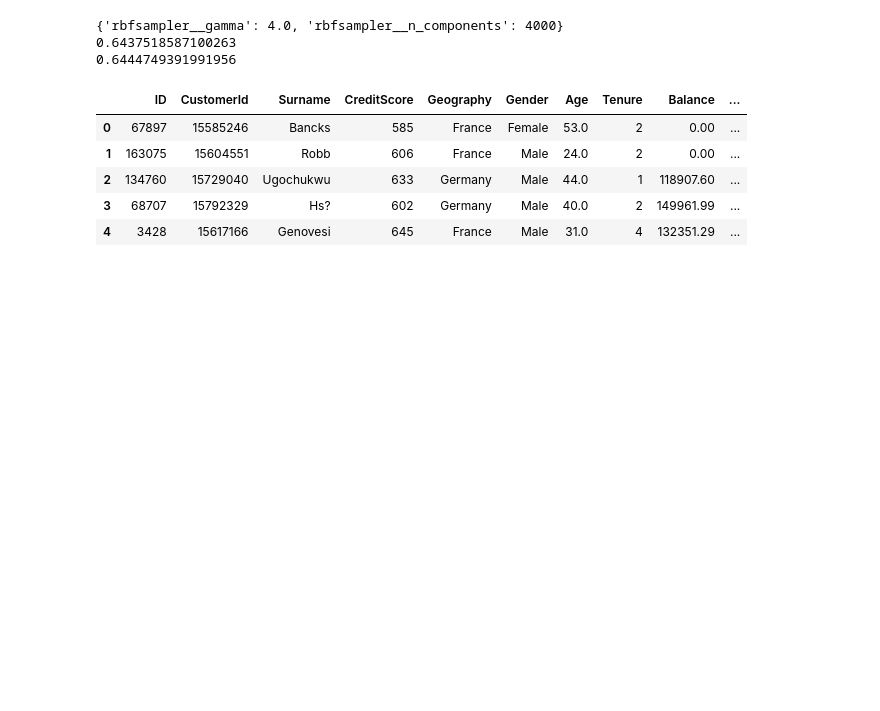
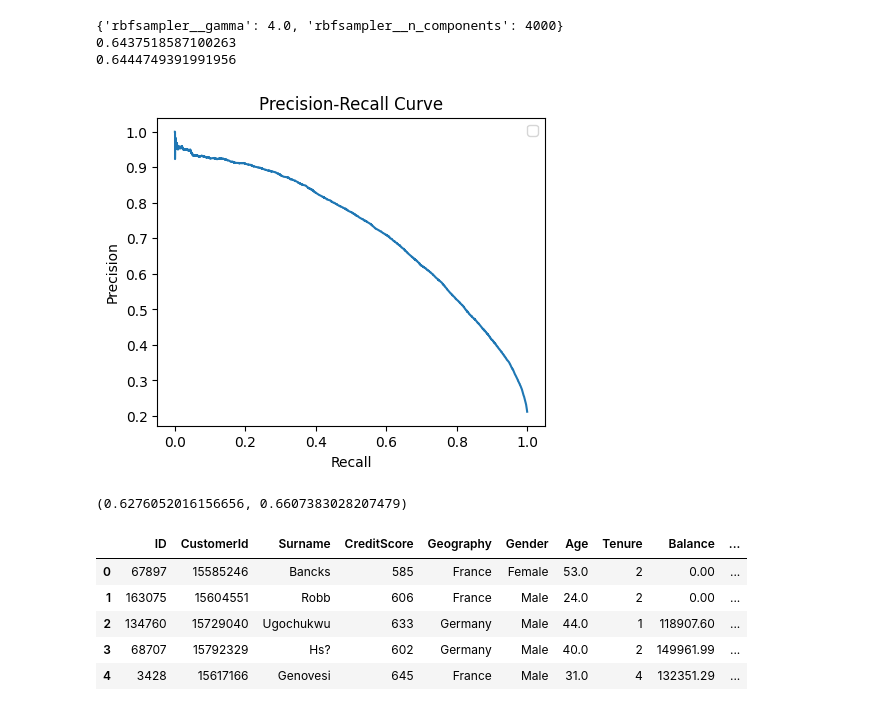
Before and after one commit to fmazur57u/Bank-churn, a Jupyter notebook: bankChurn/projet_bank_churn.ipynb, the cells around one changed output. Drawn from its saved outputs; the diff is of its cells as text; code cells hidden in the pictures; blank space fills up the shorter version.

Commit message:
Amélioration du modéle en changeant le seuil de la courbe précision-recall

```diff
--- a/bankChurn/projet_bank_churn.ipynb
+++ b/bankChurn/projet_bank_churn.ipynb
@@ -891,6 +886,79 @@ best_model = grisearch_rbf.best_estimator_
 {'rbfsampler__gamma': 4.0, 'rbfsampler__n_components': 4000}
 0.6437518587100263
 0.6444749391991956
+# %%
+precision, recall, thresholds = precision_recall_curve(
+    y_train_set, best_model.predict_proba(train_set_finale)[:, 1]
+)
+
+plt.figure(figsize=(5, 4))
+plt.plot(recall, precision)
+plt.xlabel("Recall")
+plt.ylabel("Precision")
+plt.title("Precision-Recall Curve")
+plt.legend(loc="best")
+plt.show()
+# %% [output]
+[figure, added]
+# %%
+import numpy as np
+from sklearn.metrics import precision_recall_curve
+
+
+def best_f1_threshold(y_true, y_proba, eps=1e-12):
+    """
+    Calcule le seuil qui maximise le score F1 à partir de y_true (0/1) et y_proba (probabilités).
+    Retourne: best_threshold, best_f1, best_precision, best_recall
+    """
+    y_true = np.asarray(y_true).astype(int)
+    y_proba = np.asarray(y_proba).astype(float)
+
+    precision, recall, thresholds = precision_recall_curve(y_true, y_proba)
+
+    # precision et recall ont une longueur = len(thresholds) + 1
+    # On calcule F1 seulement pour les points associés à thresholds
+    precision_t = precision[:-1]
+    recall_t = recall[:-1]
+
+    f1 = (2 * precision_t * recall_t) / (precision_t + recall_t + eps)
+
+    best_idx = int(np.nanargmax(f1))
+    best_threshold = float(thresholds[best_idx])
+    best_f1 = float(f1[best_idx])
+    best_precision = float(precision_t[best_idx])
+    best_recall = float(recall_t[best_idx])
+
+    return best_threshold, best_f1, best_precision, best_recall
+
+
+def apply_threshold(y_proba, threshold):
+    """
+    Convertit des probabilités en prédictions 0/1 selon un seuil.
+    """
+    y_proba = np.asarray(y_proba).astype(float)
+    return (y_proba >= threshold).astype(int)
+
+
+# ----------------------------
+# Exemple d'utilisation
+# ----------------------------
+
+# y_val: vraies classes (0/1) du jeu de validation
+# y_proba_val: probabilités (sortie du modèle) sur validation
+# y_proba_test: probabilités sur le jeu de test
+
+# best_thr, best_f1, p, r = best_f1_threshold(y_val, y_proba_val)
+# print(f"Seuil optimal = {best_thr:.6f}, F1 = {best_f1:.4f}, precision = {p:.4f}, recall = {r:.4f}")
+
+# y_pred_test = apply_threshold(y_proba_test, best_thr)
+# print("Aperçu prédictions test:", y_pred_test[:20])
+
+best_threshold, best_f1, best_precision, best_recall = best_f1_threshold(
+    y_train_set, best_model.predict_proba(train_set_finale)[:, 1]
+)
+best_threshold, best_f1
+# %% [output]
+(0.6276052016156656, 0.6607383028207479)
 # %%
 kaggle_test_set = pd.read_csv("test_data.csv")
 kaggle_test_set.head()
```
Also changed, not shown: parts of 5 cells of this notebook, 4 other files.
